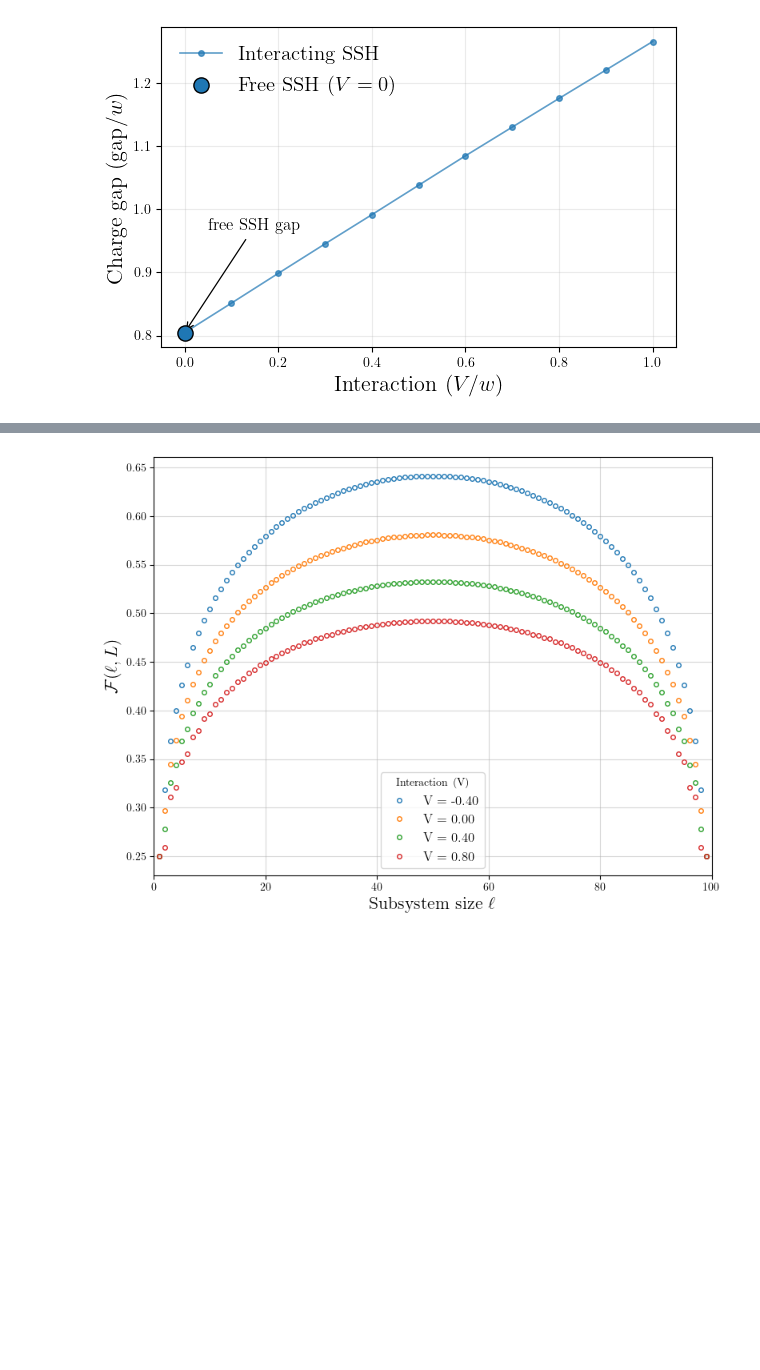
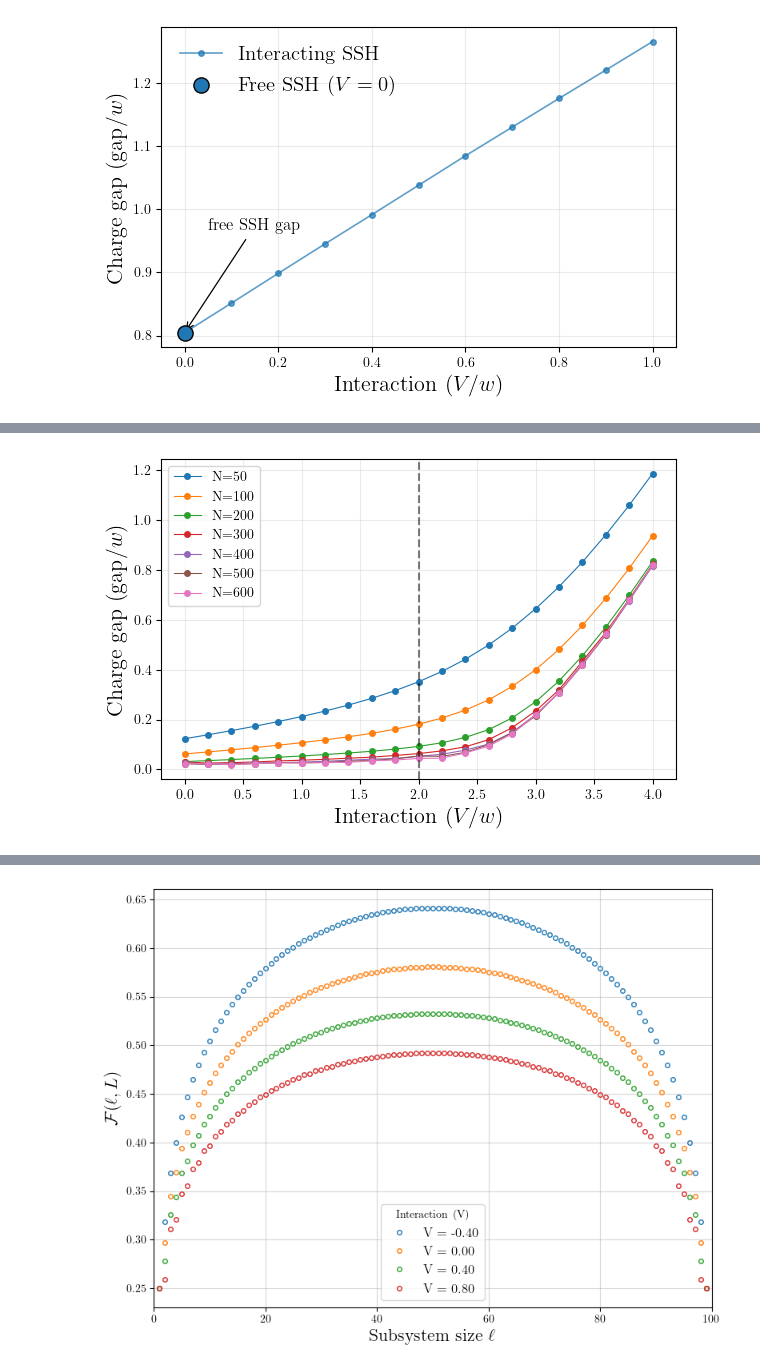
Before and after one commit to artalink7/SSH-Analysis, a Jupyter notebook: plot/plots.ipynb, the cells around one changed output, grey strips where cells are left out. Saved outputs shown, nothing was run; the diff lists cells and outputs as text; code cells hidden in the pictures; blank space fills up the shorter version.

```diff
--- a/plot/plots.ipynb
+++ b/plot/plots.ipynb
@@ -877,0 +924,27 @@ plot_scaled_charge_gap_SSH()
+# %%
+def plot_chargegap_vs_interaction_multiN():
+
+    df = pd.read_csv(data_equilibrium_dir/"combined_data.csv")
+    plt.figure(figsize=(6,4))
+    for N, g in df.groupby("N"):
+        plt.plot(
+            g["V"],
+            g["ChargeGap"],
+            marker= "o",
+            ms=4,
+            lw=0.8,
+            label=f"N={N}"
+        )
+    plt.axvline(2.0, ls="--", color="k", alpha = 0.5)
+    plt.xlabel(r"Interaction $(V/w)$", fontsize=16)
+    plt.ylabel(r"Charge gap $(\text{gap}/w)$", fontsize=16)
+    plt.grid(True, alpha=0.25)
+    plt.legend()
+    plt.tight_layout()
+    plt.savefig(plot_dir/"charge_gap_vs_interaction_multiN.svg", bbox_inches="tight")
+    plt.savefig(plot_dir/"charge_gap_vs_interaction_multiN.pdf", bbox_inches="tight")
+    plt.show()
+# %%
+plot_chargegap_vs_interaction_multiN()
+# %% [output]
+[figure, added]
```
Also changed, not shown: parts of 17 cells of this notebook, 7 other files.
